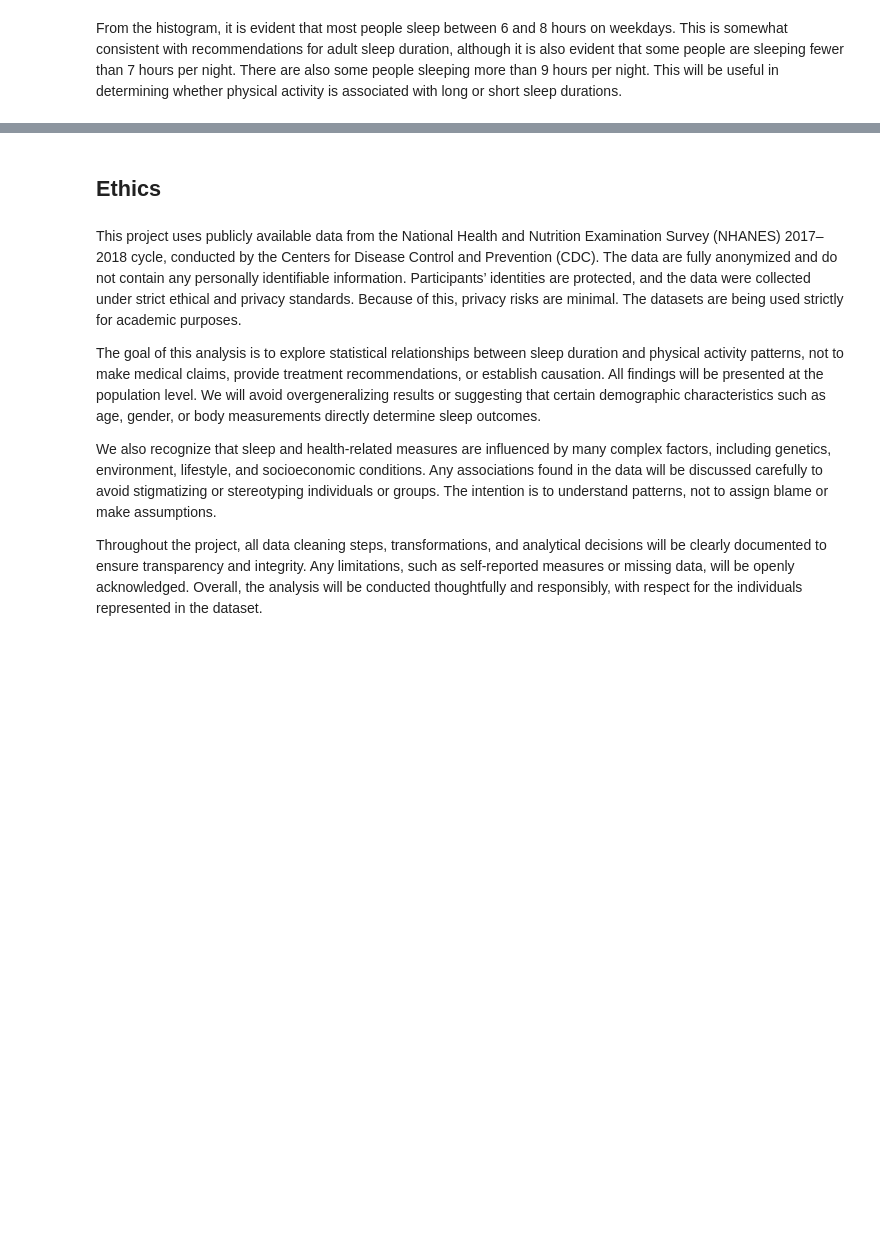
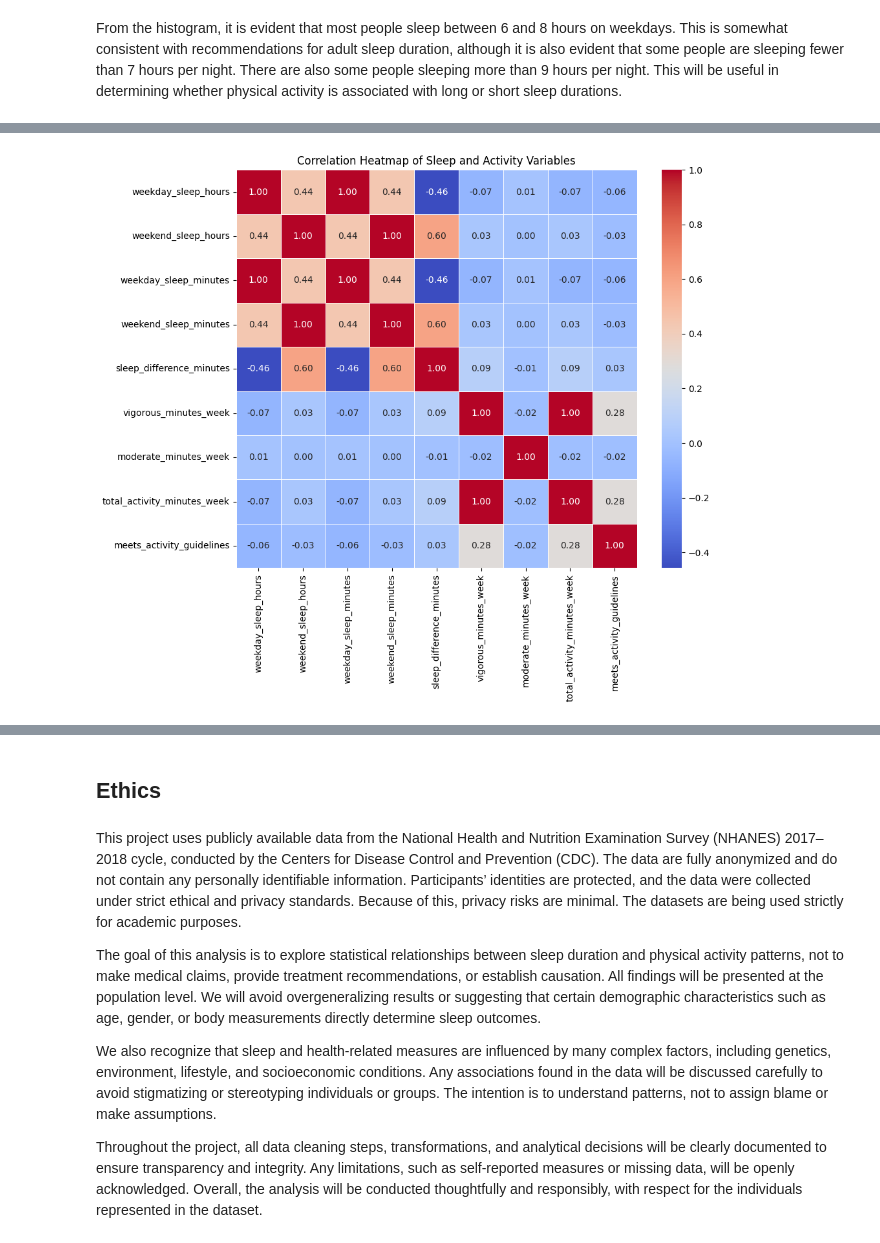
Before and after one commit to COGS108/Group070_WI26, a Jupyter notebook: 02-EDACheckpoint.ipynb, the cells around one changed output, grey strips where cells are left out. Drawn from its saved outputs; the diff is of its cells as text; code cells hidden in the pictures; blank space fills up the shorter version.

```diff
--- a/02-EDACheckpoint.ipynb
+++ b/02-EDACheckpoint.ipynb
@@ -420,0 +454,28 @@ Some more words and stuff.  Remember notebooks work best if you interleave the c
+# %%
+import matplotlib.pyplot as plt
+import seaborn as sns
+
+# remove participant_id
+heatmap_df = final_df.drop(columns=["participant_id"])
+
+# keep only numeric columns
+numeric_vars = heatmap_df.select_dtypes(include="number")
+
+# correlation matrix
+corr_matrix = numeric_vars.corr()
+
+# plot heatmap
+plt.figure(figsize=(10,8))
+
+sns.heatmap(
+    corr_matrix,
+    annot=True,
+    cmap="coolwarm",
+    fmt=".2f",
+    linewidths=0.5
+)
+
+plt.title("Correlation Heatmap of Sleep and Activity Variables")
+plt.show()
+# %% [output]
+[figure, added]
```
Also changed, not shown: parts of 12 cells of this notebook.
